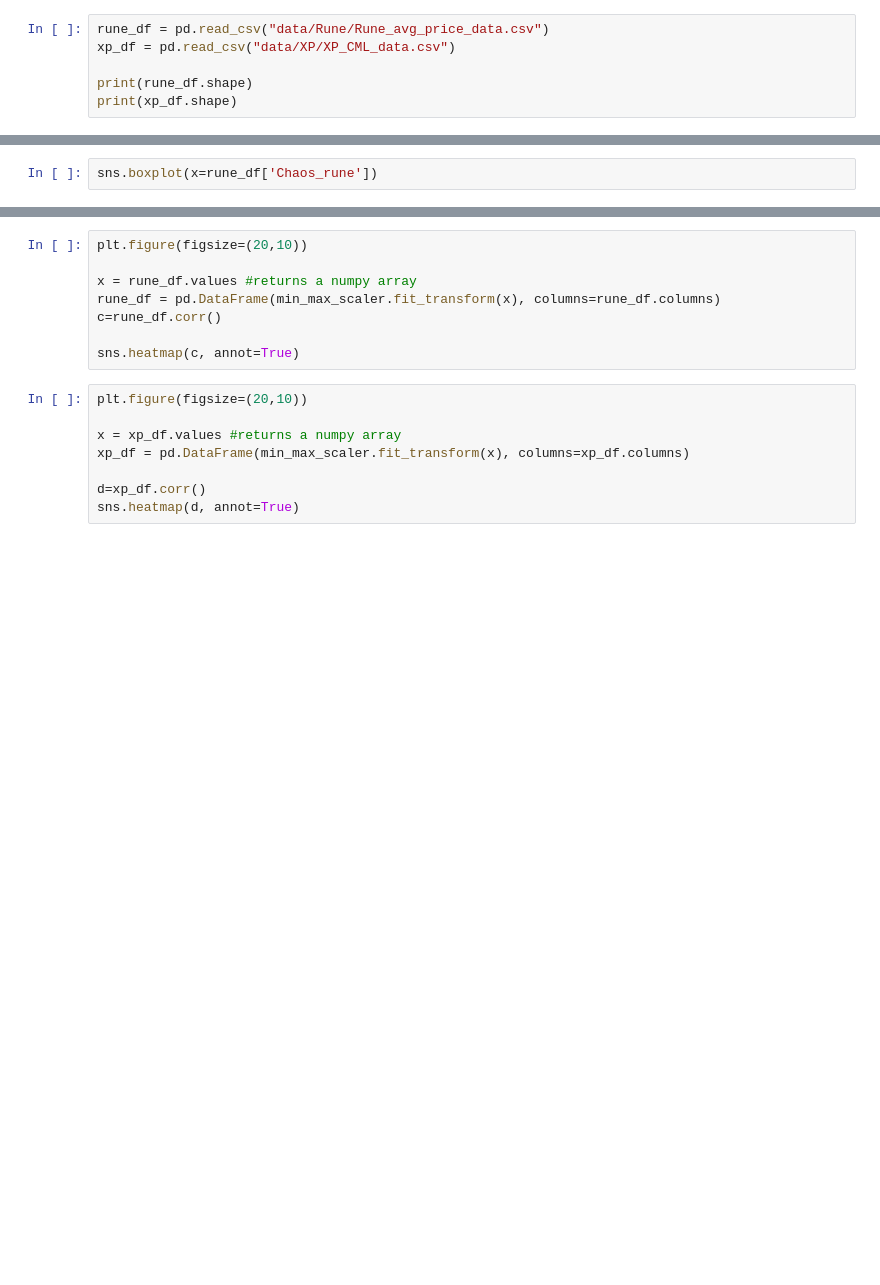
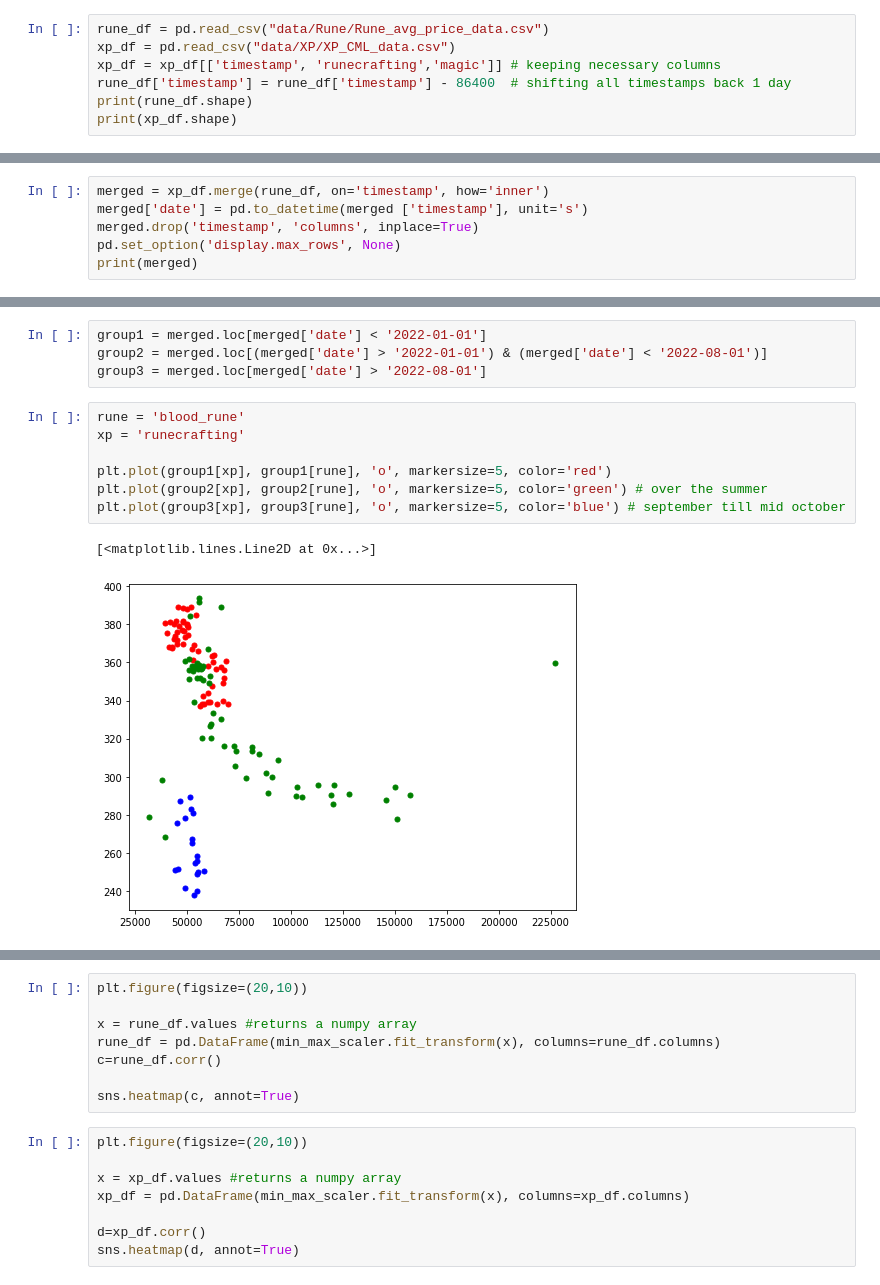
Before and after one commit to kael558/OSRSInvestor, a Jupyter notebook: exploratory-analysis.ipynb, the cells around one changed output, grey strips where cells are left out. Saved outputs shown, nothing was run; the diff lists cells and outputs as text; blank space fills up the shorter version.

```diff
--- a/exploratory-analysis.ipynb
+++ b/exploratory-analysis.ipynb
@@ -16,7 +22,8 @@ mpl.rcParams['axes.grid'] = False
 # %%
 rune_df = pd.read_csv("data/Rune/Rune_avg_price_data.csv")
 xp_df = pd.read_csv("data/XP/XP_CML_data.csv")
-
+xp_df = xp_df[['timestamp', 'runecrafting','magic']] # keeping necessary columns
+rune_df['timestamp'] = rune_df['timestamp'] - 86400  # shifting all timestamps back 1 day
 print(rune_df.shape)
 print(xp_df.shape)
 # %% [output]
@@ -24,0 +32,6 @@ print(xp_df.shape)
+# %%
+merged = xp_df.merge(rune_df, on='timestamp', how='inner')
+merged['date'] = pd.to_datetime(merged ['timestamp'], unit='s')
+merged.drop('timestamp', 'columns', inplace=True)
+pd.set_option('display.max_rows', None)
+print(merged)
@@ -25,2 +56,14 @@ print(xp_df.shape)
 # %%
-sns.boxplot(x=rune_df['Chaos_rune'])
+group1 = merged.loc[merged['date'] < '2022-01-01']
+group2 = merged.loc[(merged['date'] > '2022-01-01') & (merged['date'] < '2022-08-01')]
+group3 = merged.loc[merged['date'] > '2022-08-01']
+# %%
+rune = 'blood_rune'
+xp = 'runecrafting'
+
+plt.plot(group1[xp], group1[rune], 'o', markersize=5, color='red')
+plt.plot(group2[xp], group2[rune], 'o', markersize=5, color='green') # over the summer
+plt.plot(group3[xp], group3[rune], 'o', markersize=5, color='blue') # september till mid october
+# %% [output]
+[<matplotlib.lines.Line2D at 0x...>]
+[figure, added]
```
Also changed, not shown: parts of 5 cells of this notebook, 29 other files.
